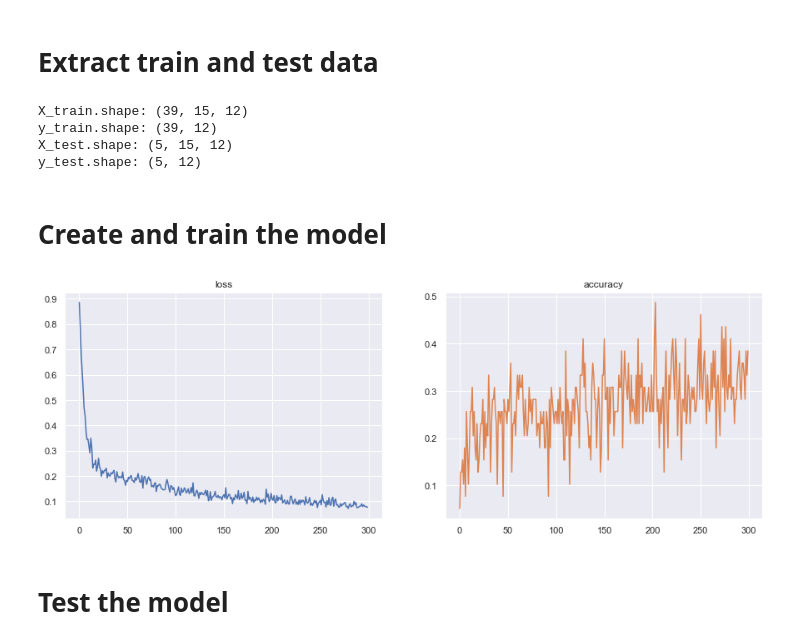
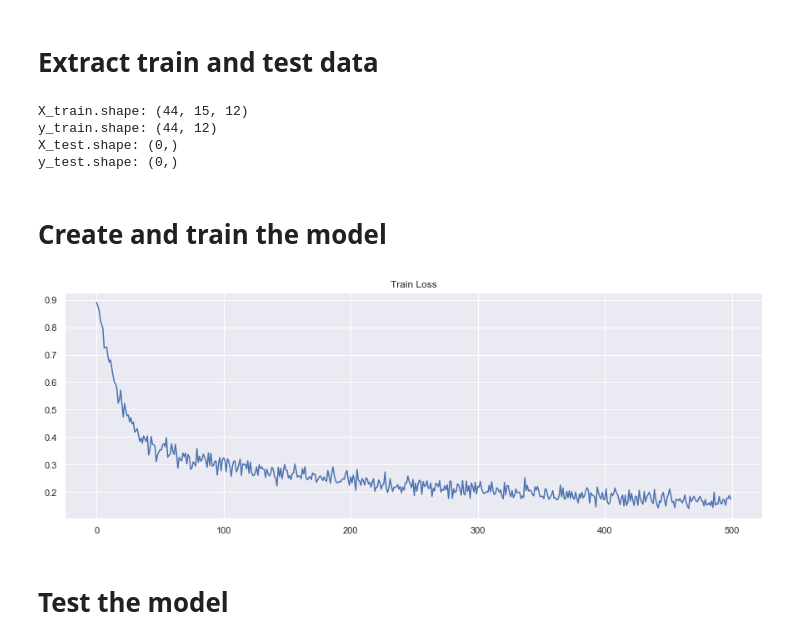
Before and after one commit to mfsuve/RNN-Covid19-Turkey, a Jupyter notebook: corona_10_05_2020_prediction.ipynb, the cells around one changed output. Drawn from its saved outputs; the diff is of its cells as text; code cells hidden in the pictures.

```diff
--- a/corona_10_05_2020_prediction.ipynb
+++ b/corona_10_05_2020_prediction.ipynb
@@ -84,30 +86,36 @@ for i in range(training_length, covid.shape[0]):
 X = np.array(X)
 y = np.array(y)
 # %%
-X_train, X_test, y_train, y_test = train_test_split(X, y, test_size=test_size)#, shuffle=False)
-# shuffled_indices = np.arange(X_train.shape[0])
-# np.random.shuffle(shuffled_indices)
-# X_train = X_train[shuffled_indices]
-# y_train = y_train[shuffled_indices]
+if test_size > 0:
+    X_train, X_test, y_train, y_test = train_test_split(X, y, test_size=test_size)#, shuffle=False)
+else:
+    X_train, y_train = X, y
+    X_test, y_test = np.array([]), np.array([])
+# Shuffling train data
+if shuffle:
+    shuffled_indices = np.arange(X_train.shape[0])
+    np.random.shuffle(shuffled_indices)
+    X_train = X_train[shuffled_indices]
+    y_train = y_train[shuffled_indices]
 print('X_train.shape:', X_train.shape)
 print('y_train.shape:', y_train.shape)
 print('X_test.shape:', X_test.shape)
 print('y_test.shape:', y_test.shape)
 # %% [output]
-X_train.shape: (39, 15, 12)
-y_train.shape: (39, 12)
-X_test.shape: (5, 15, 12)
-y_test.shape: (5, 12)
+X_train.shape: (44, 15, 12)
+y_train.shape: (44, 12)
+X_test.shape: (0,)
+y_test.shape: (0,)
 # %% [markdown]
 # Create and train the model
 # %%
 model = Sequential()
 
 model.add(InputLayer(input_shape=X_train.shape[1:]))
-model.add(Dense(128, activation='relu'))
-model.add(LSTM(128, return_sequences=False, dropout=0.1, recurrent_dropout=0.1))
-model.add(Dense(128, activation='relu'))
-model.add(Dropout(0.3))
+model.add(Dense(64, activation='relu'))
+model.add(LSTM(64, return_sequences=False, dropout=0.1, recurrent_dropout=0.1))
+model.add(Dense(64, activation='relu'))
+model.add(Dropout(0.5))
 model.add(Dense(X_train.shape[-1]))
 
 opt = Adam(learning_rate=lr)
@@ -117,23 +125,23 @@ history = model.fit(X_train,
                     y_train,
                     epochs=epochs,
                     batch_size=batch_size,
-#                     validation_split=0.2,
+                    validation_split=validation_split,
                     verbose=False).history
 # %%
 keys = list(history.keys())
 if len(keys) == 4:
-    fig, axs = plt.subplots(2, 2, figsize=(15, 10))
-    for key, ax in zip(keys, chain.from_iterable(axs)):
-        ax.set_title(key)
-        ax.plot(history[key], color='C0' if 'loss' in key else 'C1')
+    fig, axs = plt.subplots(2, 1, figsize=(15, 10))
+    axs[0].set_title('Train Loss')
+    axs[0].plot(history['loss'])
+    axs[1].set_title('Validation Loss')
+    axs[1].plot(history['val_loss'])
 elif len(keys) == 2:
-    fig, axs = plt.subplots(1, 2, figsize=(15, 5))
-    for key, ax in zip(keys, axs):
-        ax.set_title(key)
-        ax.plot(history[key], color='C0' if 'loss' in key else 'C1')
+    fig, ax = plt.subplots(1, 1, figsize=(15, 5))
+    ax.set_title('Train Loss')
+    ax.plot(history['loss'])
 plt.show()
 # %% [output]
-[figure, old version]
+[figure, new version]
 # %% [markdown]
 # Test the model
 # %%
```
Also changed, not shown: parts of 4 cells of this notebook.
